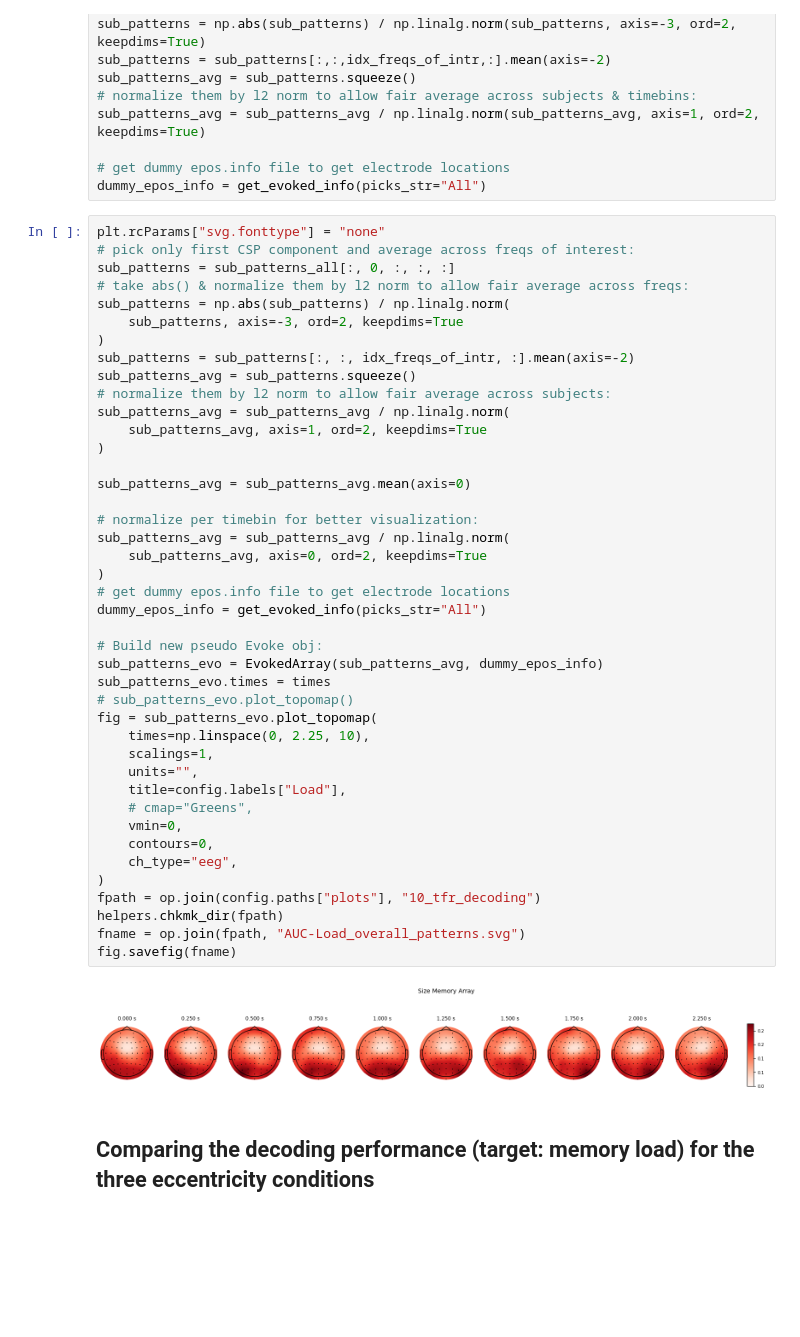
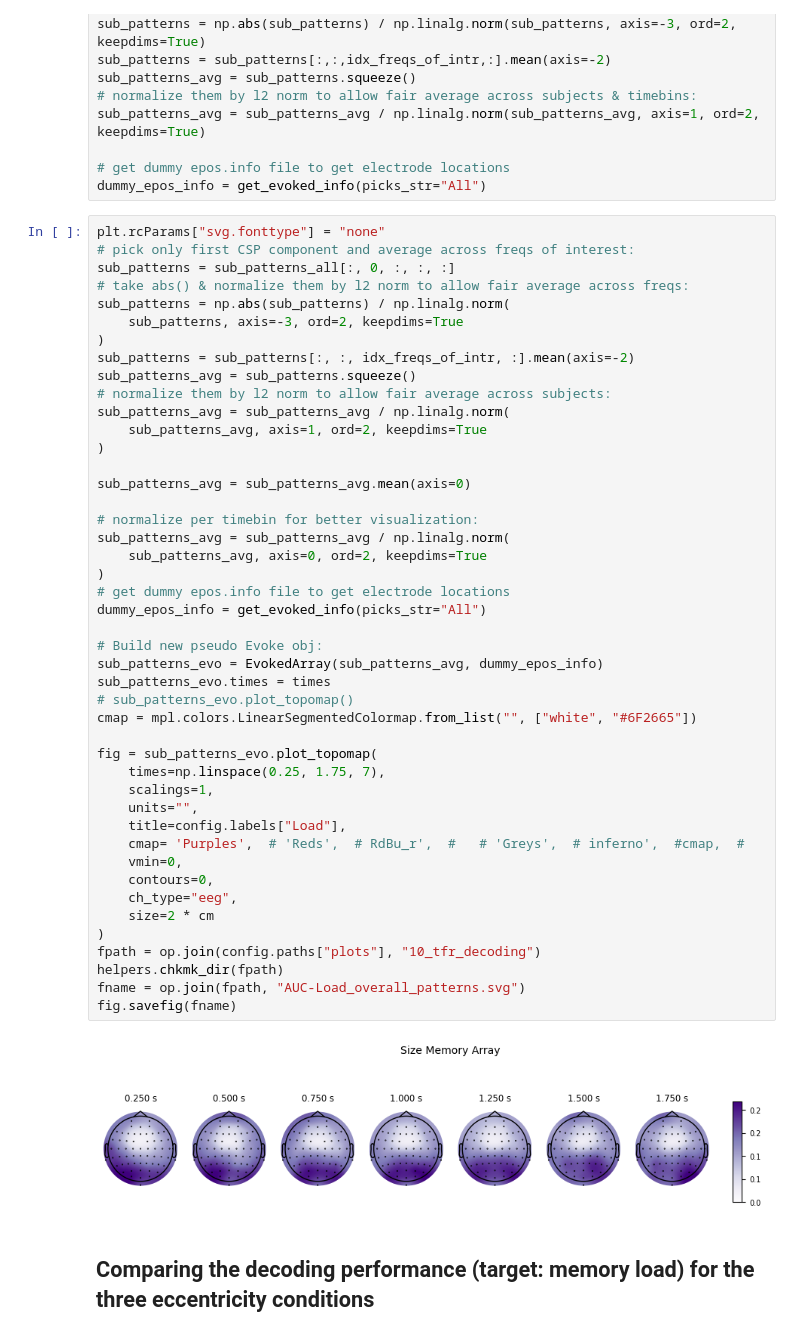
Before and after one commit to eioe/vMemEcc-Analyses, a Jupyter notebook: Analyses_Py/04.3_decoding_csp_plotters.ipynb, the cells around one changed output. Saved outputs shown, nothing was run; the diff lists cells and outputs as text; blank space fills up the shorter version.

Commit message:
change col of patt plot, edit+save sing-sub plots

```diff
--- a/Analyses_Py/04.3_decoding_csp_plotters.ipynb
+++ b/Analyses_Py/04.3_decoding_csp_plotters.ipynb
@@ -626,36 +626,39 @@ sub_patterns_avg = sub_patterns.squeeze()
 sub_patterns_avg = sub_patterns_avg / np.linalg.norm(
     sub_patterns_avg, axis=1, ord=2, keepdims=True
 )
 
 sub_patterns_avg = sub_patterns_avg.mean(axis=0)
 
 # normalize per timebin for better visualization:
 sub_patterns_avg = sub_patterns_avg / np.linalg.norm(
     sub_patterns_avg, axis=0, ord=2, keepdims=True
 )
 # get dummy epos.info file to get electrode locations
 dummy_epos_info = get_evoked_info(picks_str="All")
 
 # Build new pseudo Evoke obj:
 sub_patterns_evo = EvokedArray(sub_patterns_avg, dummy_epos_info)
 sub_patterns_evo.times = times
 # sub_patterns_evo.plot_topomap()
+cmap = mpl.colors.LinearSegmentedColormap.from_list("", ["white", "#6F2665"])
+
 fig = sub_patterns_evo.plot_topomap(
-    times=np.linspace(0, 2.25, 10),
+    times=np.linspace(0.25, 1.75, 7),
     scalings=1,
     units="",
     title=config.labels["Load"],
-    # cmap="Greens",
+    cmap= 'Purples',  # 'Reds',  # RdBu_r',  #   # 'Greys',  # inferno',  #cmap,  #
     vmin=0,
     contours=0,
     ch_type="eeg",
+    size=2 * cm
 )
 fpath = op.join(config.paths["plots"], "10_tfr_decoding")
 helpers.chkmk_dir(fpath)
 fname = op.join(fpath, "AUC-Load_overall_patterns.svg")
 fig.savefig(fname)
 # %% [output]
-[figure, old version]
+[figure, new version]
 # %% [markdown]
 ## Comparing the decoding performance (target: memory load) for the three eccentricity conditions
 # %%
```
Also changed, not shown: parts of 2 cells of this notebook.
